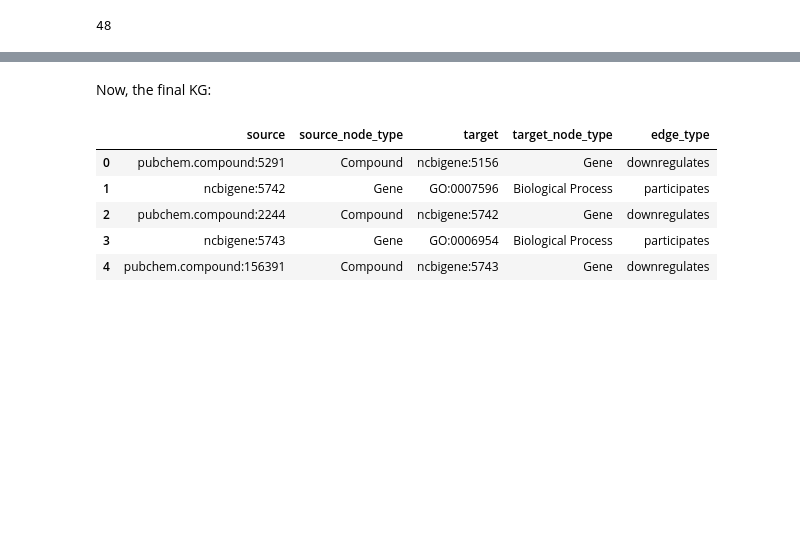
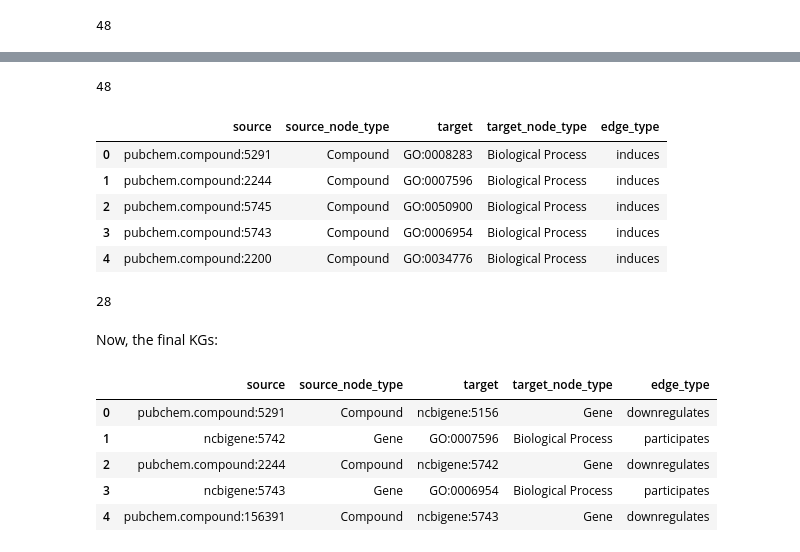
Before and after one commit to laurendelong21/MoA-Net, a Jupyter notebook: notebooks/2_validation_moas.ipynb, the cells around one changed output, grey strips where cells are left out. Drawn from its saved outputs; the diff is of its cells as text; code cells hidden in the pictures; blank space fills up the shorter version.

```diff
--- a/notebooks/2_validation_moas.ipynb
+++ b/notebooks/2_validation_moas.ipynb
@@ -222 +265,9 @@ Finally, we will see whether connections between drug-BP pairs can be made throu
+# %%
+for key in variants:
+    variants[key]['connected_pairs'] = dict()
+    variants[key]['other_edges'] = {'source': [],
+                                    'source_node_type': [],
+                                    'target': [],
+                                    'target_node_type': [],
+                                    'edge_type': []}
 # %%
@@ -277,16 +330,17 @@ Luckily, all 48 of them are! Now we can create the final KG as well as the final
 
 First the validation / test set:
 # %%
-drug2process_edges = {'source': [],
-                      'source_node_type': [],
-                      'target': [],
-                      'target_node_type': [],
-                      'edge_type': []}
+for kg in variants:
+    variants[kg]['drug2process_edges'] = {'source': [],
+                        'source_node_type': [],
+                        'target': [],
+                        'target_node_type': [],
+                        'edge_type': []}
 
-for key in connected_pairs.keys():
-    drug2process_edges['source'].append(key[0])
-    drug2process_edges['source_node_type'].append('Compound')
-    drug2process_edges['target'].append(key[1])
-    drug2process_edges['target_node_type'].append('Biological Process')
-    drug2process_edges['edge_type'].append('induces')
+    for key in variants[kg]['connected_pairs'].keys():
+        variants[kg]['drug2process_edges']['source'].append(key[0])
+        variants[kg]['drug2process_edges']['source_node_type'].append('Compound')
+        variants[kg]['drug2process_edges']['target'].append(key[1])
+        variants[kg]['drug2process_edges']['target_node_type'].append('Biological Process')
+        variants[kg]['drug2process_edges']['edge_type'].append('induces')
 # %%
@@ -308,0 +374,4 @@ validation_df.to_csv(f'{KG_DIR}/drugmechdb_triples.tsv', sep='\t', index=False)
+# %%
+len(validation_df)
+# %% [output]
+48
@@ -308,0 +380,15 @@ validation_df.to_csv(f'{KG_DIR}/drugmechdb_triples.tsv', sep='\t', index=False)
+# %%
+validation_df = pd.DataFrame(variants['xsmall']['drug2process_edges'])
+validation_df.drop_duplicates(inplace=True)
+validation_df.head()
+# %% [output]
+|  | source | source_node_type | target | target_node_type | edge_type |
+| 0 | pubchem.compound:5291 | Compound | GO:0008283 | Biological Process | induces |
+| 1 | pubchem.compound:2244 | Compound | GO:0007596 | Biological Process | induces |
+| 2 | pubchem.compound:5745 | Compound | GO:0050900 | Biological Process | induces |
+| 3 | pubchem.compound:5743 | Compound | GO:0006954 | Biological Process | induces |
+| 4 | pubchem.compound:2200 | Compound | GO:0034776 | Biological Process | induces |
+# %%
+len(validation_df)
+# %% [output]
+28
@@ -309,3 +397,3 @@ validation_df.to_csv(f'{KG_DIR}/drugmechdb_triples.tsv', sep='\t', index=False)
 # %% [markdown]
-Now, the final KG:
+Now, the final KGs:
 # %%
```
Also changed, not shown: parts of 35 cells of this notebook, 1 other file.
